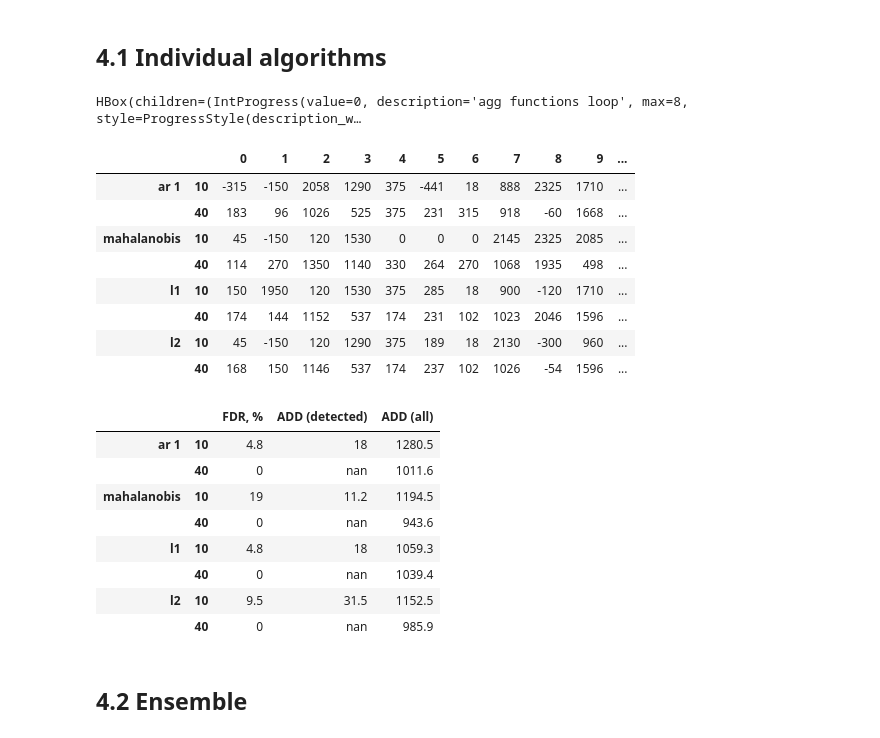
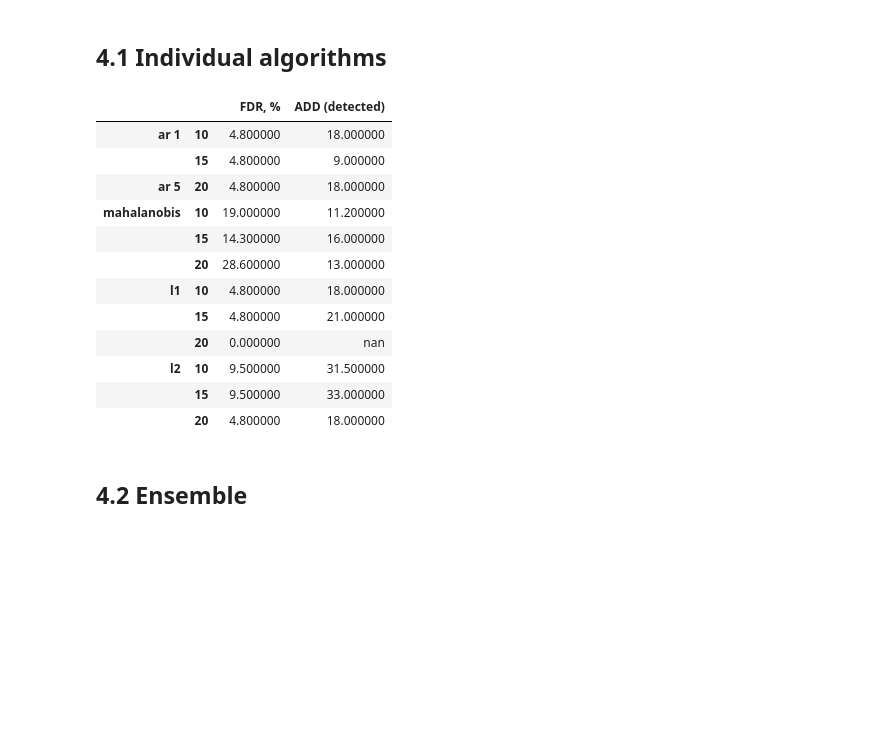
Before and after one commit to YKatser/CPDE, a Jupyter notebook: TEP_experiment.ipynb, the cells around one changed output. Cells and saved outputs as stored; diff of their text form; code cells hidden in the pictures; blank space fills up the shorter version.

```diff
--- a/TEP_experiment.ipynb
+++ b/TEP_experiment.ipynb
@@ -210,17 +205,17 @@ pd.DataFrame({'FDR, %':(final_table[(final_table>=0) & (final_table<96)].count(a
 # %%
 models = (
     {'cost':'ar', 'params':{'order':1}, 'width':10},
-    {'cost':'ar', 'params':{'order':1}, 'width':40},
-#     {'cost':'ar', 'params':{'order':5}, 'width':100},
+    {'cost':'ar', 'params':{'order':1}, 'width':15},
+    {'cost':'ar', 'params':{'order':5}, 'width':20},
     {'cost':'mahalanobis', 'params':{}, 'width':10},
-    {'cost':'mahalanobis', 'params':{}, 'width':40},
-#     {'cost':'mahalanobis', 'params':{}, 'width':100},
+    {'cost':'mahalanobis', 'params':{}, 'width':15},
+    {'cost':'mahalanobis', 'params':{}, 'width':20},
     {'cost':'l1', 'params':{}, 'width':10},
-    {'cost':'l1', 'params':{}, 'width':40},
-#     {'cost':'l1', 'params':{}, 'width':100},
+    {'cost':'l1', 'params':{}, 'width':15},
+    {'cost':'l1', 'params':{}, 'width':20},
     {'cost':'l2', 'params':{}, 'width':10},
-    {'cost':'l2', 'params':{}, 'width':40},
-#     {'cost':'l2', 'params':{}, 'width':100},
+    {'cost':'l2', 'params':{}, 'width':15},
+    {'cost':'l2', 'params':{}, 'width':20},
 #     {'cost':'linear', 'params':{}, 'width':10},
 #     {'cost':'linear', 'params':{}, 'width':40},
 #     {'cost':'linear', 'params':{}, 'width':100}
@@ -246,36 +241,27 @@ def wind(cost, data, params, width):
 table = []
 for model in tqdm_notebook(models, desc='agg functions loop'):
     table.append(wind(**model, data=test))
-# %% [output]
-HBox(children=(IntProgress(value=0, description='agg functions loop', max=8, style=ProgressStyle(description_w…
 # %%
-(pd.concat(table)*3).style.background_gradient(cmap='Blues')
+# (pd.concat(table)*3).style.background_gradient(cmap='Blues')
-# %% [output]
-|  |  | 0 | 1 | 2 | 3 | 4 | 5 | 6 | 7 | 8 | 9 | ... |
-| ar 1 | 10 | -315 | -150 | 2058 | 1290 | 375 | -441 | 18 | 888 | 2325 | 1710 | ... |
-|  | 40 | 183 | 96 | 1026 | 525 | 375 | 231 | 315 | 918 | -60 | 1668 | ... |
-| mahalanobis | 10 | 45 | -150 | 120 | 1530 | 0 | 0 | 0 | 2145 | 2325 | 2085 | ... |
-|  | 40 | 114 | 270 | 1350 | 1140 | 330 | 264 | 270 | 1068 | 1935 | 498 | ... |
-| l1 | 10 | 150 | 1950 | 120 | 1530 | 375 | 285 | 18 | 900 | -120 | 1710 | ... |
-|  | 40 | 174 | 144 | 1152 | 537 | 174 | 231 | 102 | 1023 | 2046 | 1596 | ... |
-| l2 | 10 | 45 | -150 | 120 | 1290 | 375 | 189 | 18 | 2130 | -300 | 960 | ... |
-|  | 40 | 168 | 150 | 1146 | 537 | 174 | 237 | 102 | 1026 | -54 | 1596 | ... |
 # %%
 final_table = (pd.concat(table)*3)
 
 pd.DataFrame({'FDR, %':(final_table[(final_table>=0) & (final_table<96)].count(axis=1) / 21 * 100).round(1),
-              'ADD (detected)':final_table[(final_table>=0) & (final_table<96)].mean(axis=1).round(1),
-              'ADD (all)':final_table[final_table>=0].mean(axis=1).round(1)}).style.background_gradient(cmap='Blues')
+              'ADD (detected)':final_table[(final_table>=0) & (final_table<96)].mean(axis=1).round(1)}).style.background_gradient(cmap='Blues')
 # %% [output]
-|  |  | FDR, % | ADD (detected) | ADD (all) |
-| ar 1 | 10 | 4.8 | 18 | 1280.5 |
-|  | 40 | 0 | nan | 1011.6 |
-| mahalanobis | 10 | 19 | 11.2 | 1194.5 |
-|  | 40 | 0 | nan | 943.6 |
-| l1 | 10 | 4.8 | 18 | 1059.3 |
-|  | 40 | 0 | nan | 1039.4 |
-| l2 | 10 | 9.5 | 31.5 | 1152.5 |
-|  | 40 | 0 | nan | 985.9 |
+|  |  | FDR, % | ADD (detected) |
+| ar 1 | 10 | 4.800000 | 18.000000 |
+|  | 15 | 4.800000 | 9.000000 |
+| ar 5 | 20 | 4.800000 | 18.000000 |
+| mahalanobis | 10 | 19.000000 | 11.200000 |
+|  | 15 | 14.300000 | 16.000000 |
+|  | 20 | 28.600000 | 13.000000 |
+| l1 | 10 | 4.800000 | 18.000000 |
+|  | 15 | 4.800000 | 21.000000 |
+|  | 20 | 0.000000 | nan |
+| l2 | 10 | 9.500000 | 31.500000 |
+|  | 15 | 9.500000 | 33.000000 |
+|  | 20 | 4.800000 | 18.000000 |
 # %% [markdown]
 ## 4.2 Ensemble
 # %%
```
Also changed, not shown: parts of 23 cells of this notebook, 41 other files.
